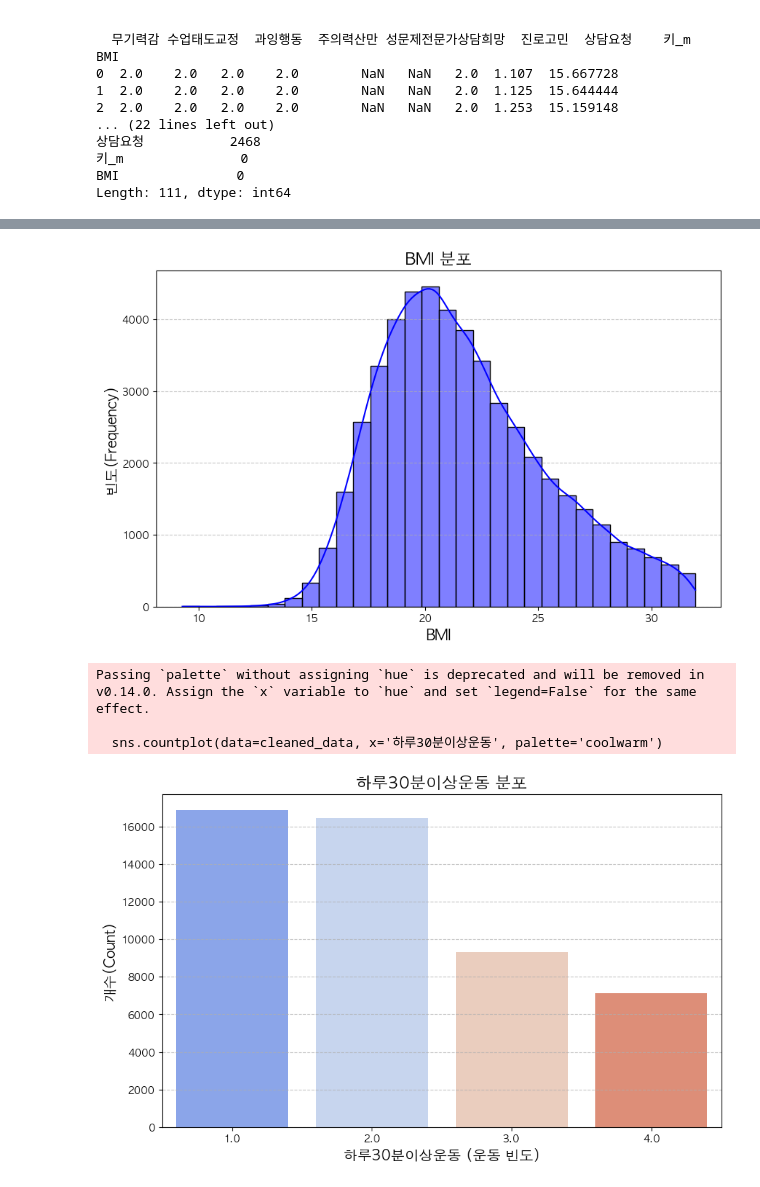
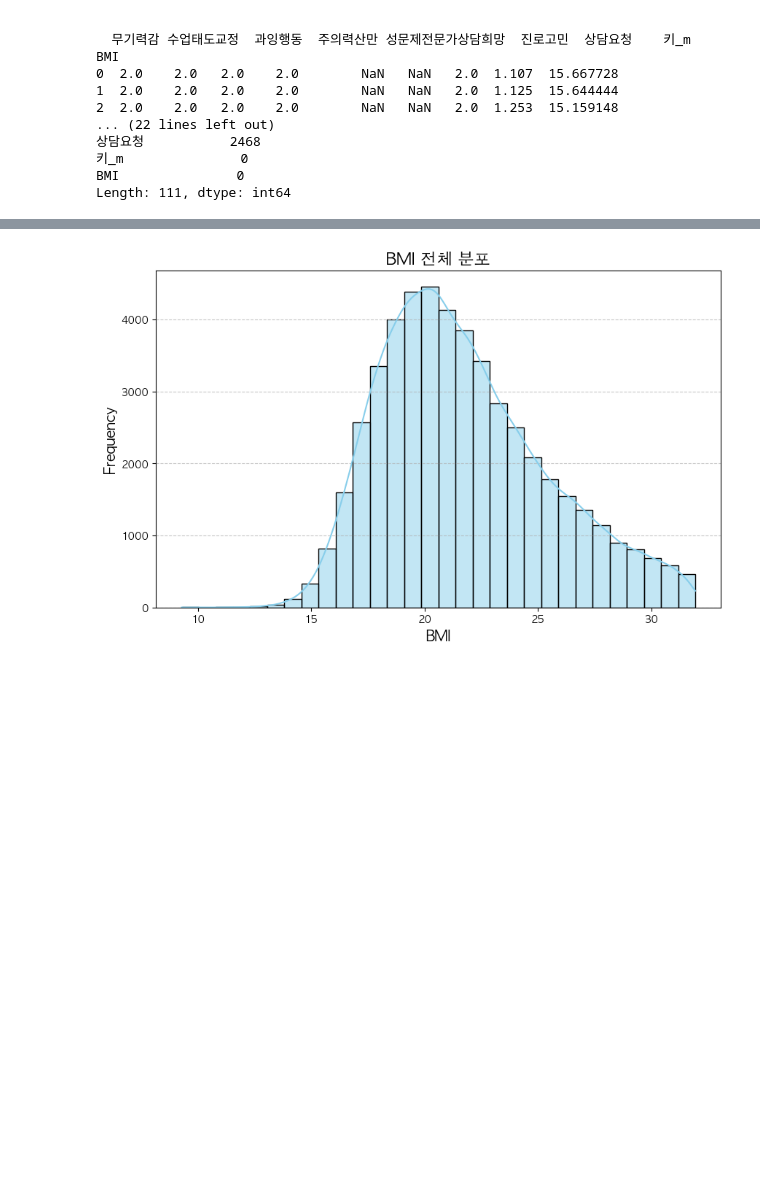
Before and after one commit to Statistical-Data-Analysis-2024/team-project, a Jupyter notebook: src/EDA/EDA_WorkOut_BMI.ipynb, the cells around one changed output, grey strips where cells are left out. Saved outputs shown, nothing was run; the diff lists cells and outputs as text; code cells hidden in the pictures; blank space fills up the shorter version.

```diff
--- a/src/EDA/EDA_WorkOut_BMI.ipynb
+++ b/src/EDA/EDA_WorkOut_BMI.ipynb
@@ -128,33 +146,14 @@ Cleaned data size: (49790, 111)
 # %%
 import matplotlib.pyplot as plt
 import seaborn as sns
-from matplotlib import rc
 
-rc('font', family='AppleGothic')
-plt.rcParams['axes.unicode_minus'] = False
-
-# BMI 분포 시각화
-# histogram으로 bmi의 전체 데이터 확인
+#BMI 분포
 plt.figure(figsize=(10, 6))
-sns.histplot(cleaned_data['BMI'], bins=30, kde=True, color='blue', edgecolor='black')
-plt.title('BMI 분포', fontsize=16)
+sns.histplot(data=cleaned_data_exercise_30min, x='BMI', kde=True, bins=30, color='skyblue')
+plt.title('BMI 전체 분포', fontsize=16)
 plt.xlabel('BMI', fontsize=14)
-plt.ylabel('빈도(Frequency)', fontsize=14)
+plt.ylabel('Frequency', fontsize=14)
 plt.grid(axis='y', linestyle='--', alpha=0.7)
 plt.show()
-
-# 하루30분이상운동 분포 시각화
-# 범주형 데이터여서 각 그룹에 따른 bar plot으로 분포확인
-plt.figure(figsize=(10, 6))
-sns.countplot(data=cleaned_data, x='하루30분이상운동', palette='coolwarm')
-plt.title('하루30분이상운동 분포', fontsize=16)
-plt.xlabel('하루30분이상운동 (운동 빈도)', fontsize=14)
-plt.ylabel('개수(Count)', fontsize=14)
-plt.grid(axis='y', linestyle='--', alpha=0.7)
-plt.show()
 # %% [output]
-[figure, old version]
+[figure, new version]
-Passing `palette` without assigning `hue` is deprecated and will be removed in v0.14.0. Assign the `x` variable to `hue` and set `legend=False` for the same effect.
-
-  sns.countplot(data=cleaned_data, x='하루30분이상운동', palette='coolwarm')
-[figure, removed]
```
Also changed, not shown: parts of 21 cells of this notebook.
